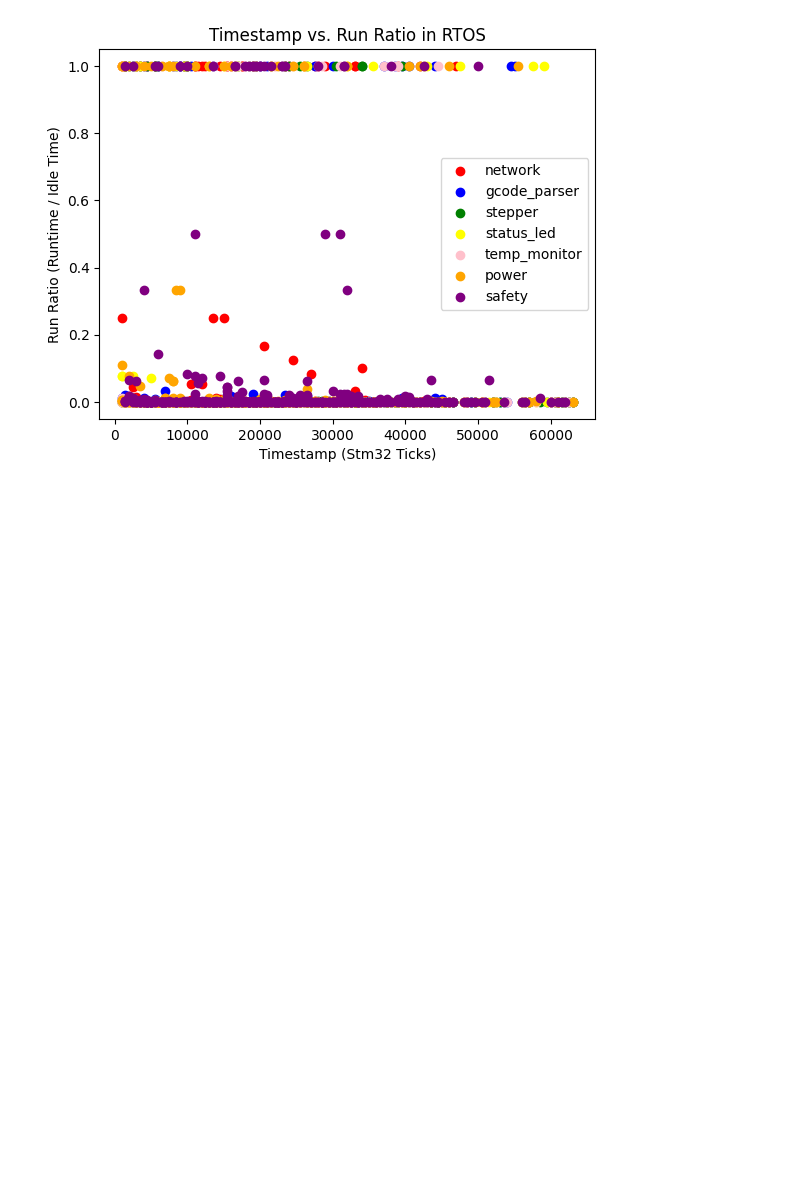
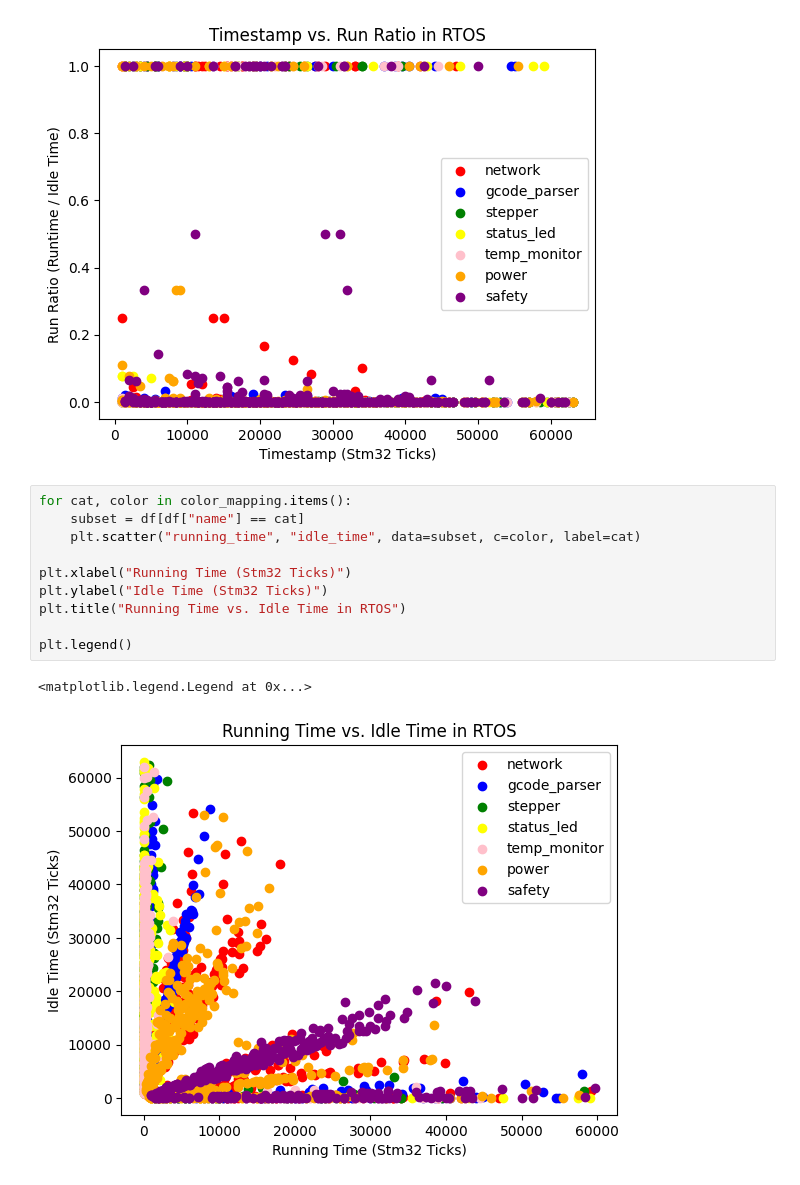
Before and after one commit to BradenEverson/ugr-notes, a Jupyter notebook: notebooks/3d_printer_dataset_eda.ipynb, the cells around one changed output. Cells and saved outputs as stored; diff of their text form; blank space fills up the shorter version.

```diff
--- a/notebooks/3d_printer_dataset_eda.ipynb
+++ b/notebooks/3d_printer_dataset_eda.ipynb
@@ -83,3 +83,16 @@ plt.legend()
 # %% [output]
 <matplotlib.legend.Legend at 0x...>
 [figure]
+# %%
+for cat, color in color_mapping.items():
+    subset = df[df["name"] == cat]
+    plt.scatter("running_time", "idle_time", data=subset, c=color, label=cat)
+
+plt.xlabel("Running Time (Stm32 Ticks)")
+plt.ylabel("Idle Time (Stm32 Ticks)")
+plt.title("Running Time vs. Idle Time in RTOS")
+
+plt.legend()
+# %% [output]
+<matplotlib.legend.Legend at 0x...>
+[figure, added]
```
